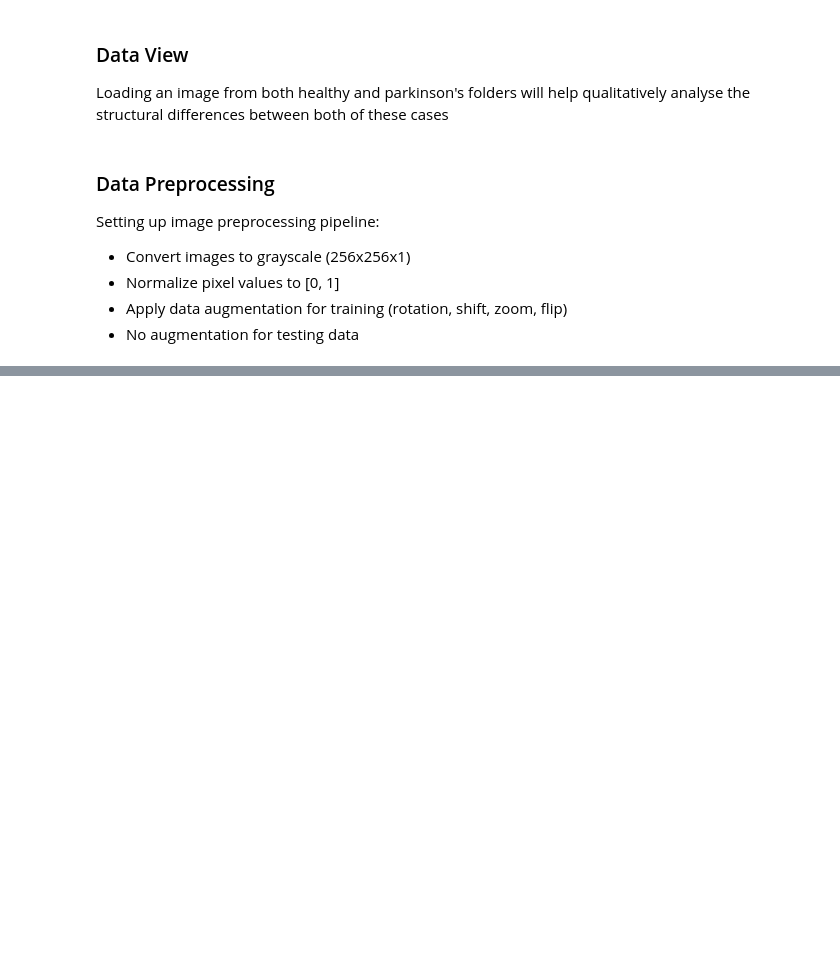
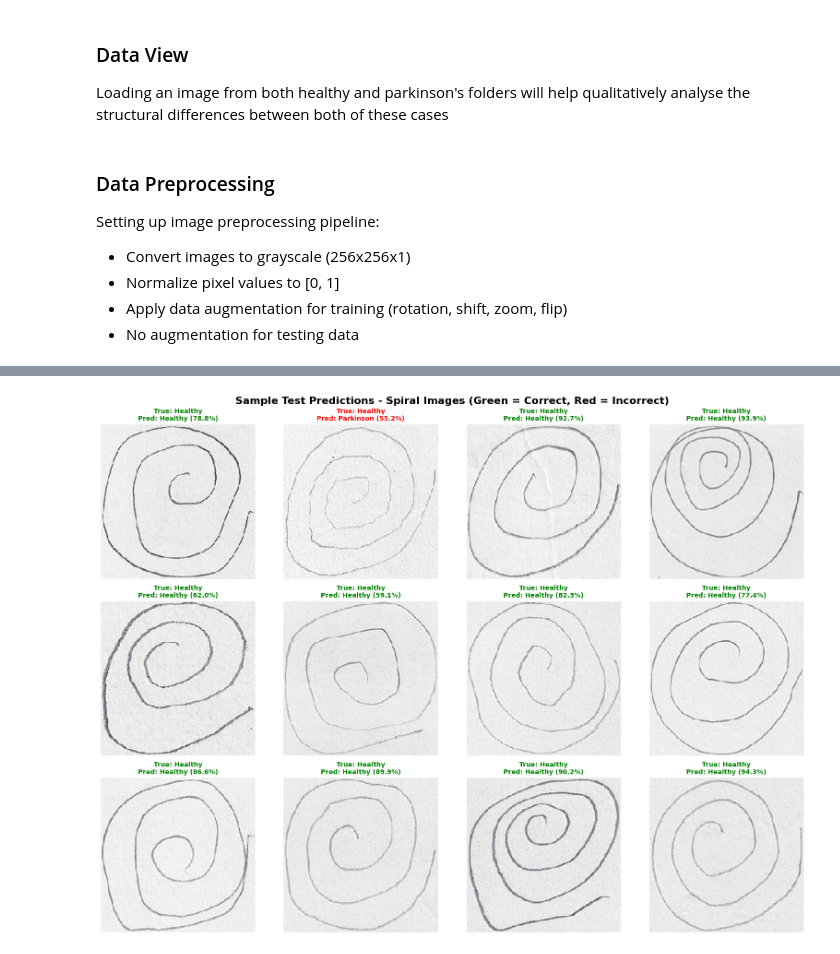
Before and after one commit to sinha-shaurya/pd_detect, a Jupyter notebook: model.ipynb, the cells around one changed output, grey strips where cells are left out. Cells and saved outputs as stored; diff of their text form; code cells hidden in the pictures; blank space fills up the shorter version.

```diff
--- a/model.ipynb
+++ b/model.ipynb
@@ -131,0 +602,43 @@ Pixel value range: [0.386, 0.997]
+# %%
+# Visualize sample predictions
+fig, axes = plt.subplots(3, 4, figsize=(16, 12))
+axes = axes.ravel()
+
+# Get test images from spiral generator
+spiral_test_generator.reset()
+test_images, test_labels = next(spiral_test_generator)
+
+# Get predictions for this batch
+predictions = model.predict(test_images, verbose=0)
+
+class_names = {0: 'Healthy', 1: 'Parkinson'}
+
+for i in range(12):
+    if i < len(test_images):
+        # Display image (handle RGB by taking first channel if grayscale was expected)
+        if test_images[i].shape[-1] == 3:
+            axes[i].imshow(test_images[i])
+        else:
+            axes[i].imshow(test_images[i].squeeze(), cmap='gray')
+
+        true_label = int(test_labels[i])
+        pred_label = int(predictions[i] > 0.5)
+        confidence = predictions[i][0] if pred_label == 1 else 1 - predictions[i][0]
+
+        # Color code: green for correct, red for incorrect
+        color = 'green' if true_label == pred_label else 'red'
+
+        title = f'True: {class_names[true_label]}\n'
+        title += f'Pred: {class_names[pred_label]} ({confidence*100:.1f}%)'
+
+        axes[i].set_title(title, fontsize=10, fontweight='bold', color=color)
+        axes[i].axis('off')
+    else:
+        axes[i].axis('off')
+
+plt.suptitle('Sample Test Predictions - Spiral Images (Green = Correct, Red = Incorrect)',
+             fontsize=16, fontweight='bold')
+plt.tight_layout()
+plt.show()
+# %% [output]
+[figure, added]
```
Also changed, not shown: parts of 17 cells of this notebook.
